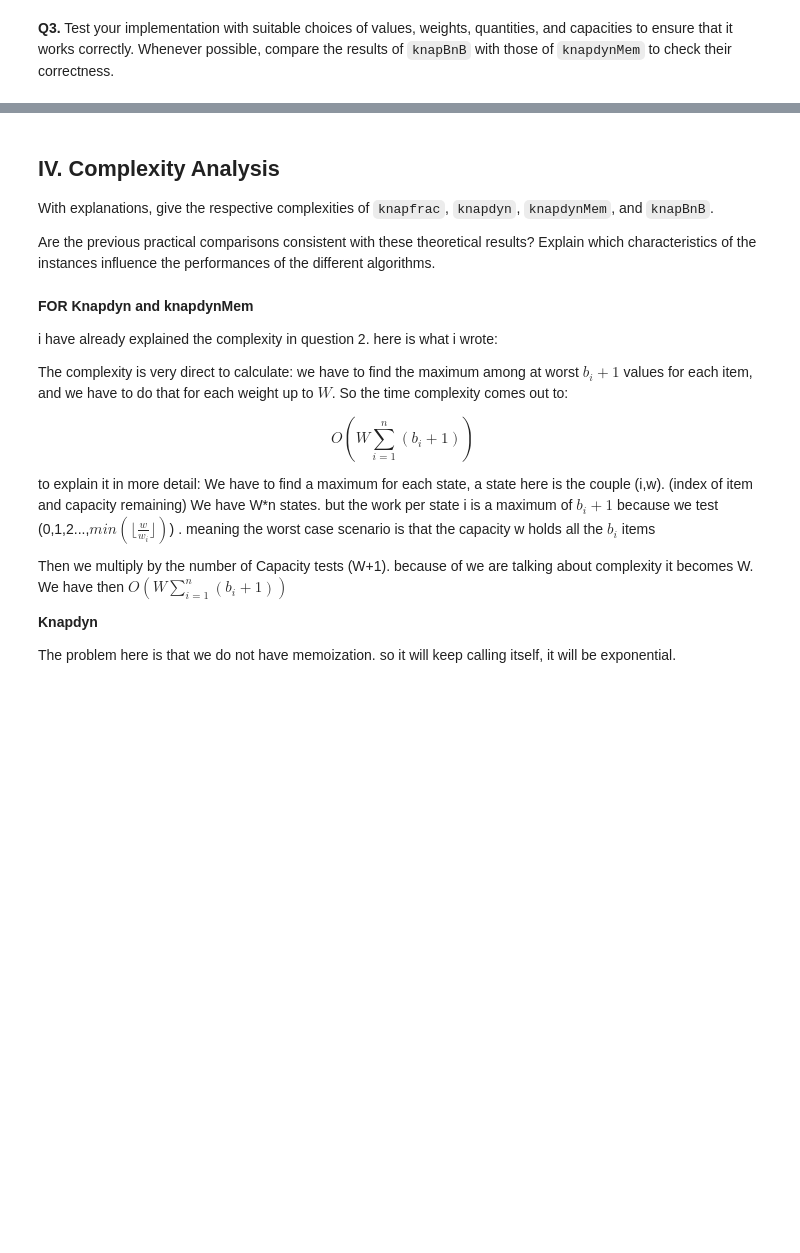
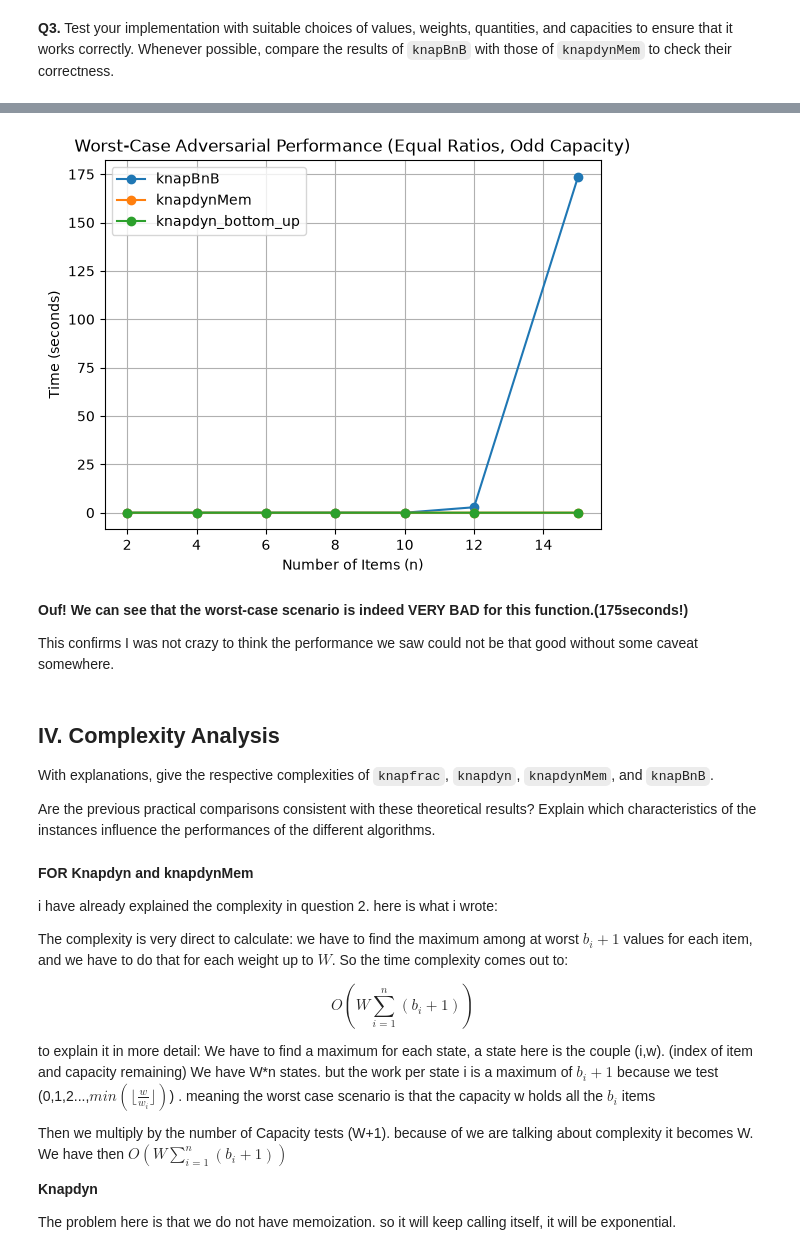
Before and after one commit to FractalSnakes001/Jupyter_Algo2026, a Jupyter notebook: Project.ipynb, the cells around one changed output, grey strips where cells are left out. Cells and saved outputs as stored; diff of their text form; code cells hidden in the pictures; blank space fills up the shorter version.

```diff
--- a/Project.ipynb
+++ b/Project.ipynb
@@ -1579,3 +1729,62 @@ Plot_test(functions_to_test,function_labels)
+# %%
+
+functions_to_test = [
+    knapBnB_improved,
+    knapdynMem,
+    knapdyn_bottom_up,
+]
+
+# Labels to show in the plot legend
+function_labels = [
+    "knapBnB",
+    "knapdynMem",
+    "knapdyn_bottom_up",
+]
+
+def test_worst_case(functions_to_test, function_labels):
+    n_values = [2, 4, 6, 8, 10, 12,15]
+    all_times = [[] for _ in functions_to_test]
+
+    for n in n_values:
+        # even numbers (2, 4, 6, ...)
+        wts = [2 * (i + 1) for i in range(n)]
+
+        # Equal ratio (v_i = w_i)
+        vals = [w for w in wts]
+        qs = [3 for _ in range(n)]
+
+
+        zipped = zip(wts, qs)
+        #taking half as before, not too high else it becomes easy to solve also int else error
+        #minus 1 important to get an odd number else => instant solve
+        cap = int(sum(w*q for w, q in zipped) * 0.5 - 1)
+
+        # Time each function, enumerate to get the idx
+        for i, fn in enumerate(functions_to_test):
+            start = time.perf_counter()
+            fn(vals, wts, qs, cap)
+            end = time.perf_counter()
+            all_times[i].append(end - start)
+
+    # Plot
+    plt.figure()
+    for i in range(len(functions_to_test)):
+        plt.plot(n_values, all_times[i], marker="o", label=function_labels[i])
+
+    plt.xlabel("Number of Items (n)")
+    plt.ylabel("Time (seconds)")
+    plt.title("Worst-Case Adversarial Performance (Equal Ratios, Odd Capacity)")
+    plt.legend()
+    plt.grid(True)
+    plt.show()
+
+test_worst_case(functions_to_test,function_labels)
+# %% [output]
+[figure, added]
+# %% [markdown]
+**Ouf! We can see that the worst-case scenario is indeed VERY BAD for this function.(175seconds!)**
+
+This confirms I was not crazy to think the performance we saw could not be that good without some caveat somewhere.
 # %% [markdown]
 ## IV. Complexity Analysis
 
```
Also changed, not shown: parts of 17 cells of this notebook.
